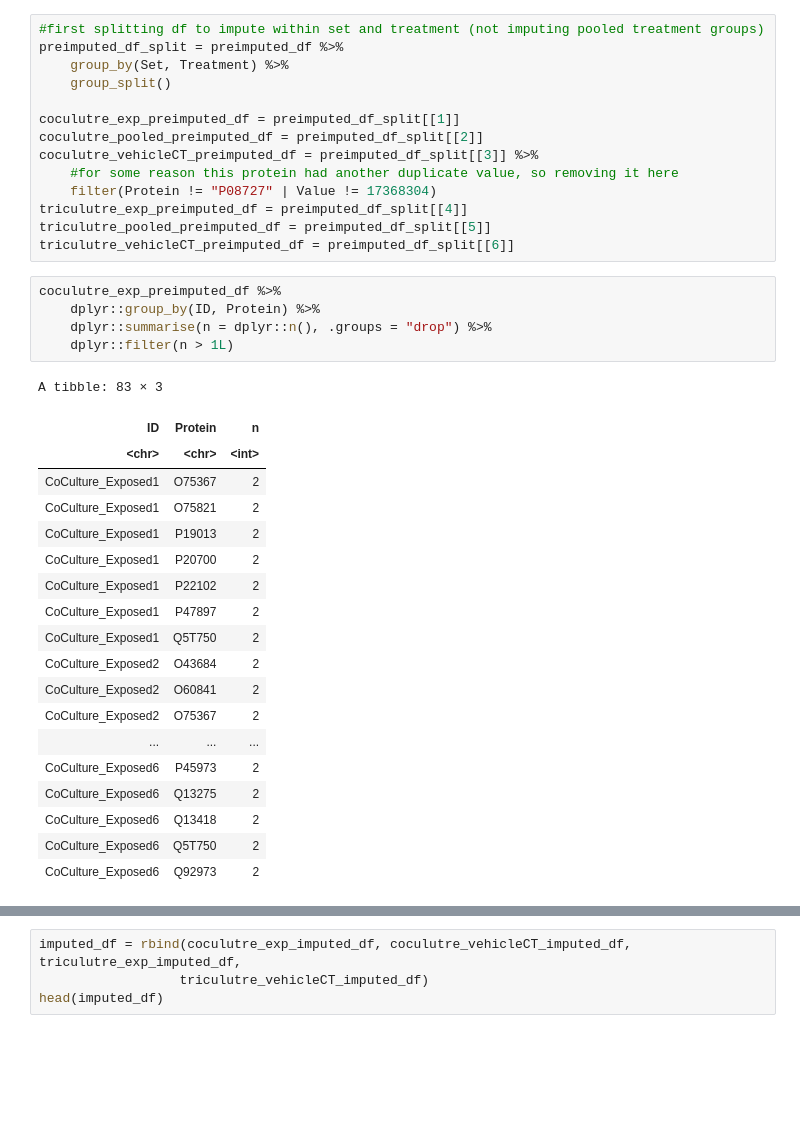
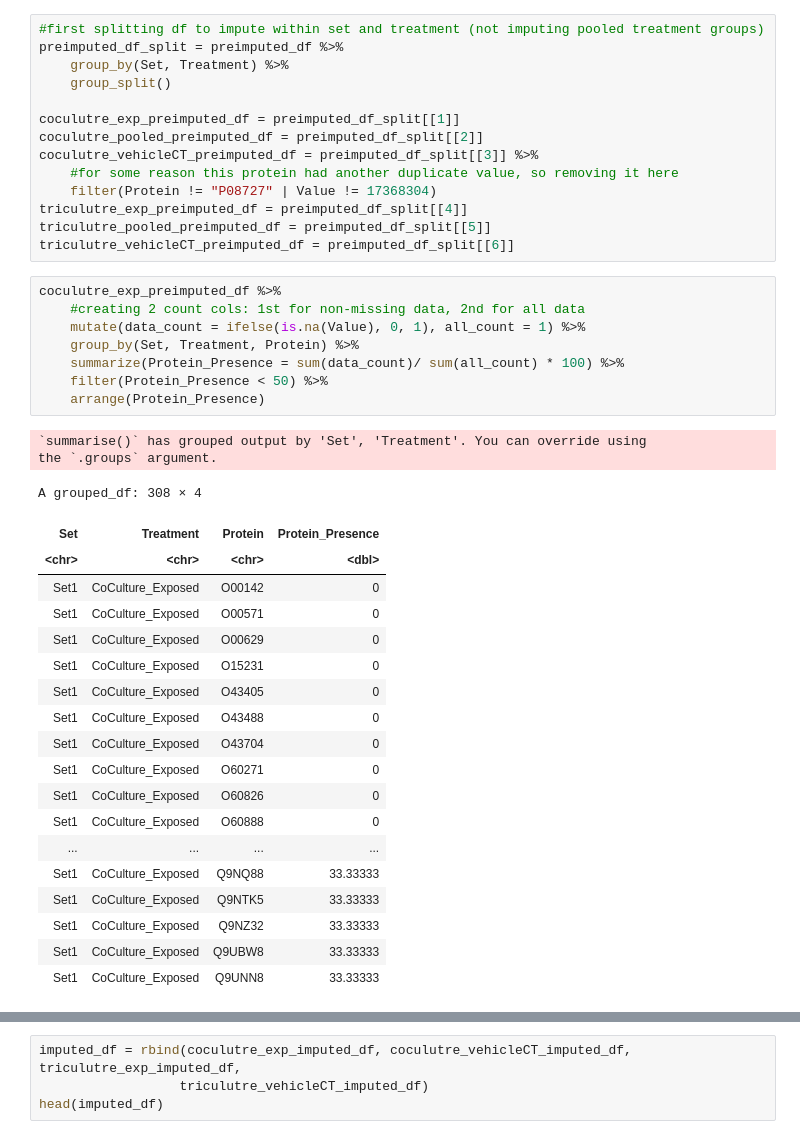
Before and after one commit to alexispayton/Wildfires-and-Extracellular-Vesicles-EVs-Woodsmoke-Alters-EV-Proteomic-Signatures-involved-in-Ext, a Jupyter notebook: 3. Proteomics Data Processing/Data Processing.ipynb, the cells around one changed output, grey strips where cells are left out. Saved outputs shown, nothing was run; the diff lists cells and outputs as text; blank space fills up the shorter version.

```diff
--- a/3. Proteomics Data Processing/Data Processing.ipynb
+++ b/3. Proteomics Data Processing/Data Processing.ipynb
@@ -286,31 +325,36 @@ coculutre_vehicleCT_preimputed_df = preimputed_df_split[[3]] %>%
 triculutre_exp_preimputed_df = preimputed_df_split[[4]]
 triculutre_pooled_preimputed_df = preimputed_df_split[[5]]
 triculutre_vehicleCT_preimputed_df = preimputed_df_split[[6]]
-# %%
-coculutre_exp_preimputed_df %>%
-    dplyr::group_by(ID, Protein) %>%
-    dplyr::summarise(n = dplyr::n(), .groups = "drop") %>%
-    dplyr::filter(n > 1L)
-# %% [output]
-A tibble: 83 × 3
-| ID | Protein | n |
-| <chr> | <chr> | <int> |
-| CoCulture_Exposed1 | O75367 | 2 |
-| CoCulture_Exposed1 | O75821 | 2 |
-| CoCulture_Exposed1 | P19013 | 2 |
-| CoCulture_Exposed1 | P20700 | 2 |
-| CoCulture_Exposed1 | P22102 | 2 |
-| CoCulture_Exposed1 | P47897 | 2 |
-| CoCulture_Exposed1 | Q5T750 | 2 |
-| CoCulture_Exposed2 | O43684 | 2 |
-| CoCulture_Exposed2 | O60841 | 2 |
-| CoCulture_Exposed2 | O75367 | 2 |
-| ... | ... | ... |
-| CoCulture_Exposed6 | P45973 | 2 |
-| CoCulture_Exposed6 | Q13275 | 2 |
-| CoCulture_Exposed6 | Q13418 | 2 |
-| CoCulture_Exposed6 | Q5T750 | 2 |
-| CoCulture_Exposed6 | Q92973 | 2 |
+# %%
+coculutre_exp_preimputed_df %>%
+    #creating 2 count cols: 1st for non-missing data, 2nd for all data
+    mutate(data_count = ifelse(is.na(Value), 0, 1), all_count = 1) %>%
+    group_by(Set, Treatment, Protein) %>%
+    summarize(Protein_Presence = sum(data_count)/ sum(all_count) * 100) %>%
+    filter(Protein_Presence < 50) %>%
+    arrange(Protein_Presence)
+# %% [output]
+`summarise()` has grouped output by 'Set', 'Treatment'. You can override using
+the `.groups` argument.
+A grouped_df: 308 × 4
+| Set | Treatment | Protein | Protein_Presence |
+| <chr> | <chr> | <chr> | <dbl> |
+| Set1 | CoCulture_Exposed | O00142 | 0 |
+| Set1 | CoCulture_Exposed | O00571 | 0 |
+| Set1 | CoCulture_Exposed | O00629 | 0 |
+| Set1 | CoCulture_Exposed | O15231 | 0 |
+| Set1 | CoCulture_Exposed | O43405 | 0 |
+| Set1 | CoCulture_Exposed | O43488 | 0 |
+| Set1 | CoCulture_Exposed | O43704 | 0 |
+| Set1 | CoCulture_Exposed | O60271 | 0 |
+| Set1 | CoCulture_Exposed | O60826 | 0 |
+| Set1 | CoCulture_Exposed | O60888 | 0 |
+| ... | ... | ... | ... |
+| Set1 | CoCulture_Exposed | Q9NQ88 | 33.33333 |
+| Set1 | CoCulture_Exposed | Q9NTK5 | 33.33333 |
+| Set1 | CoCulture_Exposed | Q9NZ32 | 33.33333 |
+| Set1 | CoCulture_Exposed | Q9UBW8 | 33.33333 |
+| Set1 | CoCulture_Exposed | Q9UNN8 | 33.33333 |
 # %%
 # QRILC
 QRILC_imputation = function(dataset){
```
Also changed, not shown: parts of 8 cells of this notebook.
